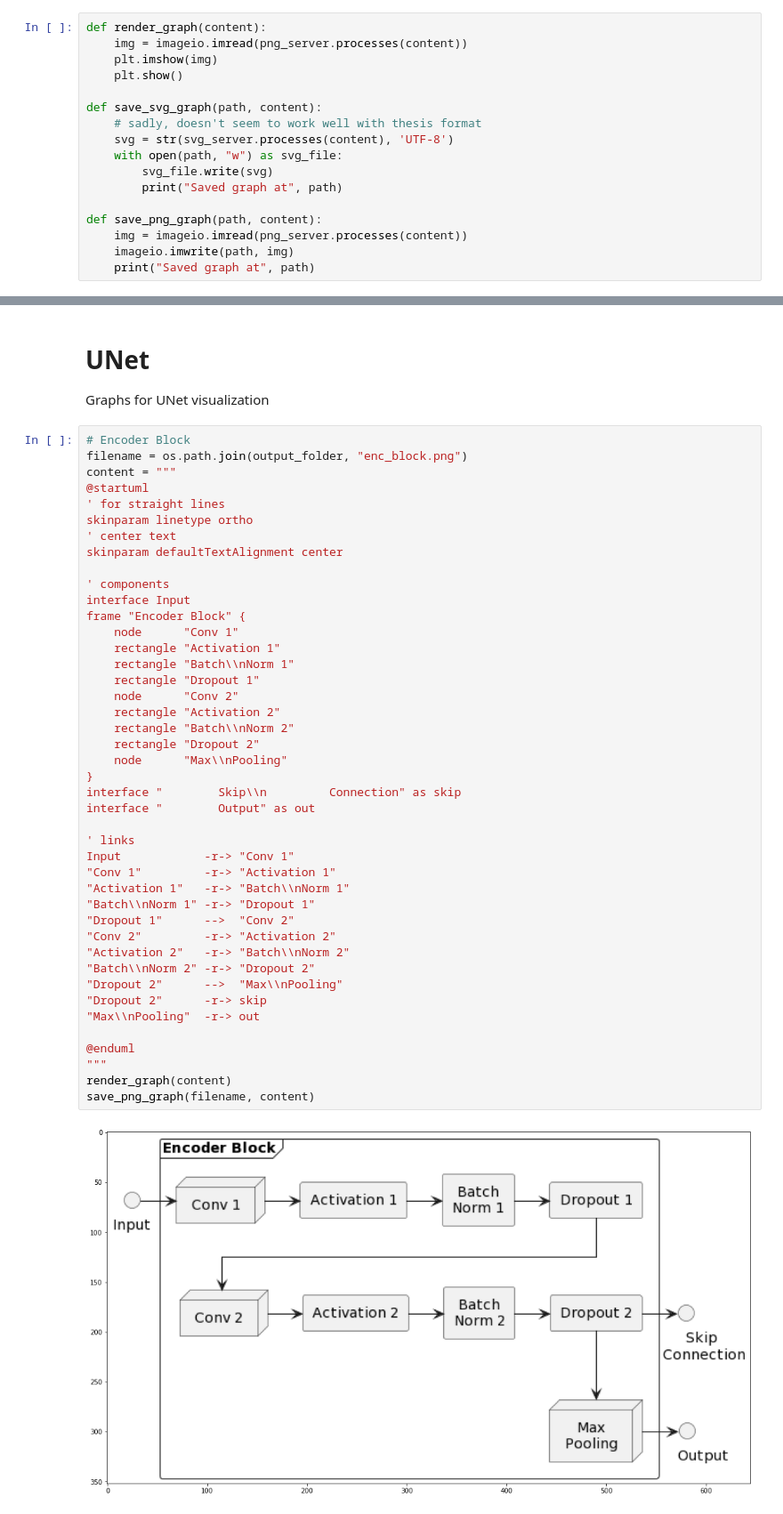
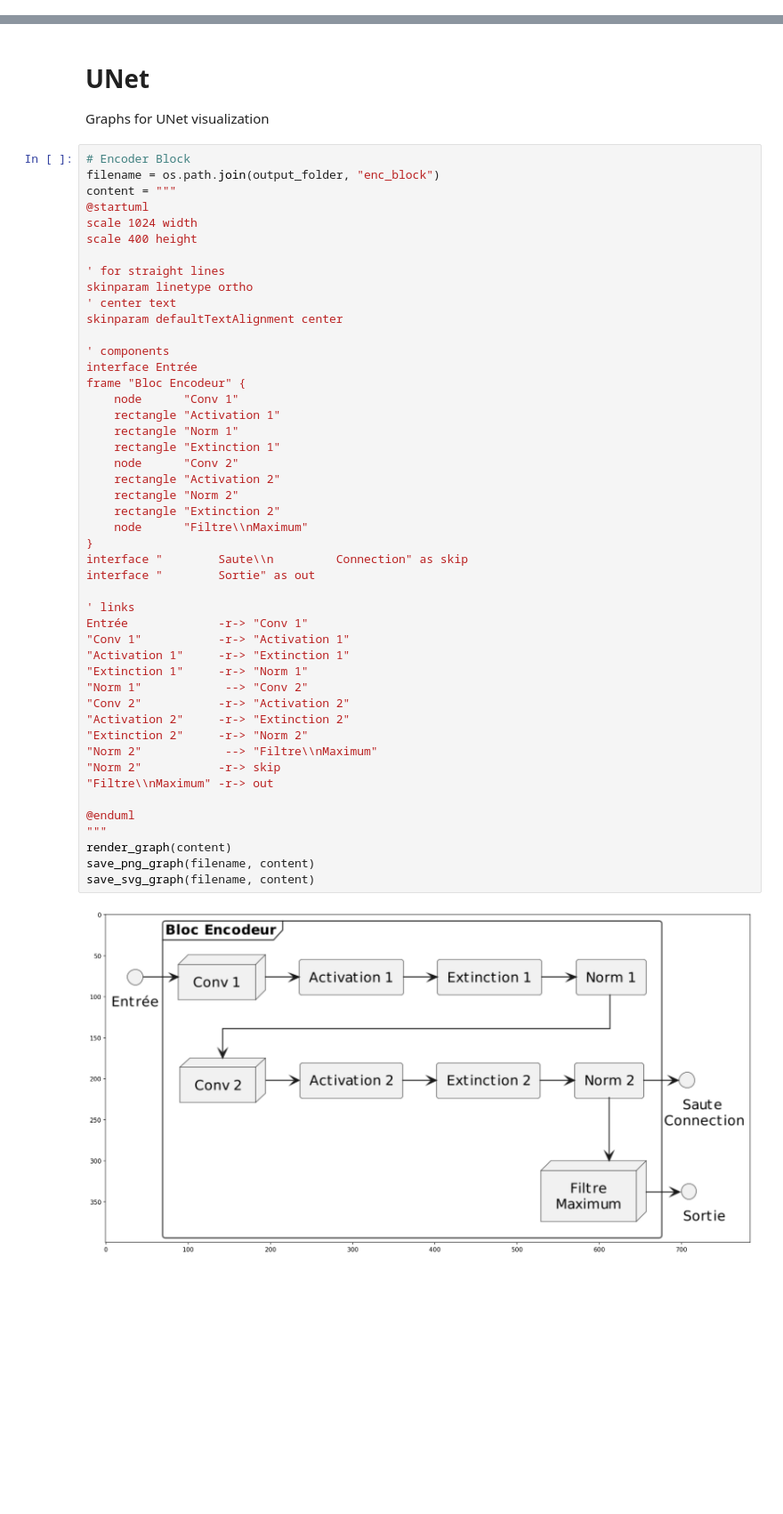
Before and after one commit to linum-uqam/carreno-cytonemes, a Jupyter notebook: notebooks/graphs.ipynb, the cells around one changed output, grey strips where cells are left out. Shown at 89% size. Saved outputs shown, nothing was run; the diff lists cells and outputs as text; blank space fills up the shorter version.

```diff
--- a/notebooks/graphs.ipynb
+++ b/notebooks/graphs.ipynb
@@ -35,17 +53,0 @@ Output folder : ..\data/output\graph
-# %%
-def render_graph(content):
-    img = imageio.imread(png_server.processes(content))
-    plt.imshow(img)
-    plt.show()
-
-def save_svg_graph(path, content):
-    # sadly, doesn't seem to work well with thesis format
-    svg = str(svg_server.processes(content), 'UTF-8')
-    with open(path, "w") as svg_file:
-        svg_file.write(svg)
-        print("Saved graph at", path)
-
-def save_png_graph(path, content):
-    img = imageio.imread(png_server.processes(content))
-    imageio.imwrite(path, img)
-    print("Saved graph at", path)
@@ -54,46 +107,50 @@ def save_png_graph(path, content):
 Graphs for UNet visualization
 # %%
 # Encoder Block
-filename = os.path.join(output_folder, "enc_block.png")
+filename = os.path.join(output_folder, "enc_block")
 content = """
 @startuml
+scale 1024 width
+scale 400 height
+
 ' for straight lines
 skinparam linetype ortho
 ' center text
 skinparam defaultTextAlignment center
 
 ' components
-interface Input
-frame "Encoder Block" {
+interface Entrée
+frame "Bloc Encodeur" {
     node      "Conv 1"
     rectangle "Activation 1"
-    rectangle "Batch\\nNorm 1"
-    rectangle "Dropout 1"
+    rectangle "Norm 1"
+    rectangle "Extinction 1"
     node      "Conv 2"
     rectangle "Activation 2"
-    rectangle "Batch\\nNorm 2"
-    rectangle "Dropout 2"
-    node      "Max\\nPooling"
+    rectangle "Norm 2"
+    rectangle "Extinction 2"
+    node      "Filtre\\nMaximum"
 }
-interface "        Skip\\n         Connection" as skip
-interface "        Output" as out
+interface "        Saute\\n         Connection" as skip
+interface "        Sortie" as out
 
 ' links
-Input            -r-> "Conv 1"
-"Conv 1"         -r-> "Activation 1"
-"Activation 1"   -r-> "Batch\\nNorm 1"
-"Batch\\nNorm 1" -r-> "Dropout 1"
-"Dropout 1"      -->  "Conv 2"
-"Conv 2"         -r-> "Activation 2"
-"Activation 2"   -r-> "Batch\\nNorm 2"
-"Batch\\nNorm 2" -r-> "Dropout 2"
-"Dropout 2"      -->  "Max\\nPooling"
-"Dropout 2"      -r-> skip
-"Max\\nPooling"  -r-> out
+Entrée             -r-> "Conv 1"
+"Conv 1"           -r-> "Activation 1"
+"Activation 1"     -r-> "Extinction 1"
+"Extinction 1"     -r-> "Norm 1"
+"Norm 1"            --> "Conv 2"
+"Conv 2"           -r-> "Activation 2"
+"Activation 2"     -r-> "Extinction 2"
+"Extinction 2"     -r-> "Norm 2"
+"Norm 2"            --> "Filtre\\nMaximum"
+"Norm 2"           -r-> skip
+"Filtre\\nMaximum" -r-> out
 
 @enduml
 """
 render_graph(content)
 save_png_graph(filename, content)
+save_svg_graph(filename, content)
 # %% [output]
-[figure, old version]
+[figure, new version]
```
Also changed, not shown: parts of 9 cells of this notebook, 57 other files.
